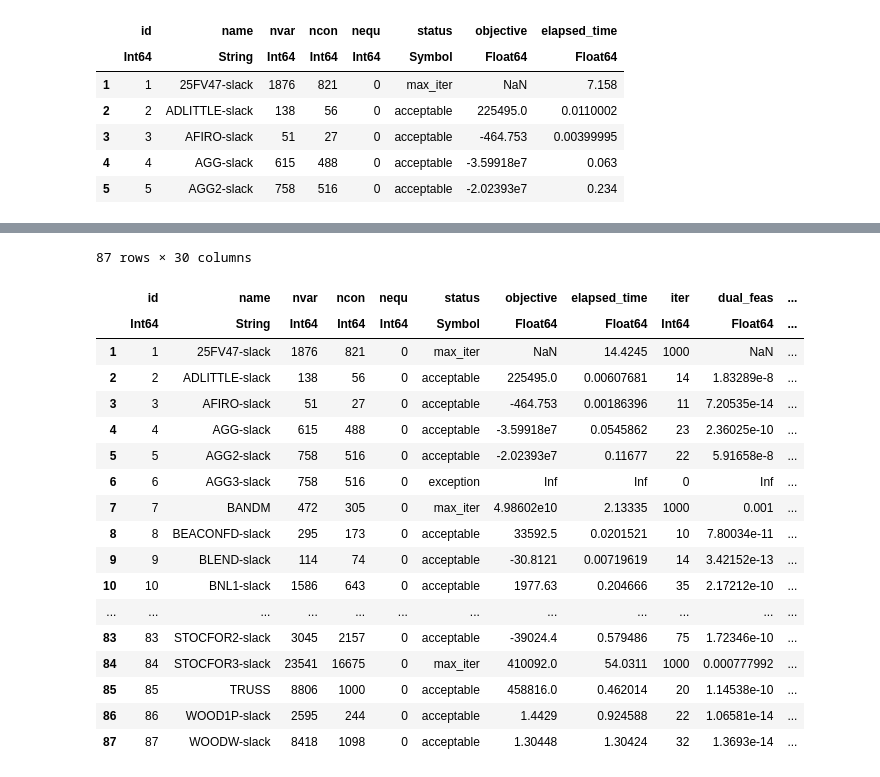
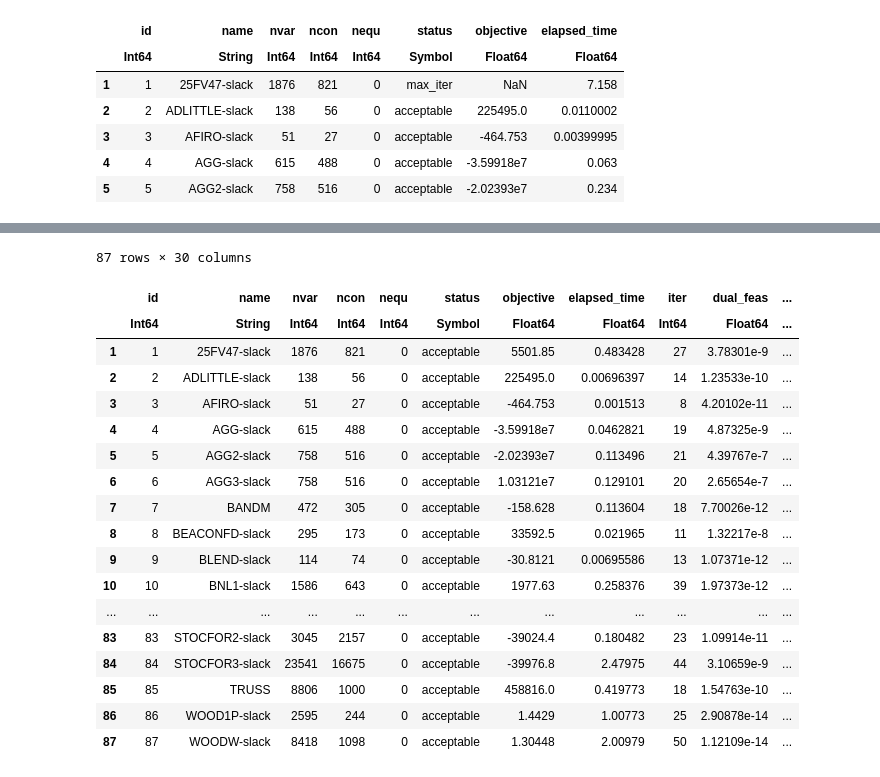
Before and after one commit to geoffroyleconte/StageOptim, a Jupyter notebook: Mehrotra_bounds_x.ipynb, the cells around one changed output, grey strips where cells are left out. Drawn from its saved outputs; the diff is of its cells as text; code cells hidden in the pictures.

```diff
--- a/Mehrotra_bounds_x.ipynb
+++ b/Mehrotra_bounds_x.ipynb
@@ -1166,5 +1281,5 @@ end
 | 4 | 4 | AGG-slack | 615 | 488 | 0 | acceptable | -3.59918e7 | 0.063 |
 | 5 | 5 | AGG2-slack | 758 | 516 | 0 | acceptable | -2.02393e7 | 0.234 |
 # %%
-res_path = "C:\\Users\\Geoffroy Leconte\\Documents\\cours\\TFE\\code\\results"
+res_path = "C:\\Users\\Geoffroy Leconte\\Documents\\cours\\TFE\\code\\results\\mehrotra"
 # %% [output]
@@ -1177,24 +1314,27 @@ JLDFile C:\Users\Geoffroy Leconte\Documents\cours\TFE\code\results\mehrotra_ldlt
 # %%
+file2 = jldopen(string(res_path, "\\mehrotra_ldlt2_no_c.jld2"), "r")
 withenv("COLUMNS" => 600, "LINES" => 200) do
-    display(file["stats"])
+    display(file2["stats"])
 end
+
+close(file2)
 # %% [output]
 87 rows × 30 columns
 |  | id | name | nvar | ncon | nequ | status | objective | elapsed_time | iter | dual_feas | ... |
 |  | Int64 | String | Int64 | Int64 | Int64 | Symbol | Float64 | Float64 | Int64 | Float64 | ... |
-| 1 | 1 | 25FV47-slack | 1876 | 821 | 0 | max_iter | NaN | 14.4245 | 1000 | NaN | ... |
-| 2 | 2 | ADLITTLE-slack | 138 | 56 | 0 | acceptable | 225495.0 | 0.00607681 | 14 | 1.83289e-8 | ... |
-| 3 | 3 | AFIRO-slack | 51 | 27 | 0 | acceptable | -464.753 | 0.00186396 | 11 | 7.20535e-14 | ... |
-| 4 | 4 | AGG-slack | 615 | 488 | 0 | acceptable | -3.59918e7 | 0.0545862 | 23 | 2.36025e-10 | ... |
-| 5 | 5 | AGG2-slack | 758 | 516 | 0 | acceptable | -2.02393e7 | 0.11677 | 22 | 5.91658e-8 | ... |
-| 6 | 6 | AGG3-slack | 758 | 516 | 0 | exception | Inf | Inf | 0 | Inf | ... |
-| 7 | 7 | BANDM | 472 | 305 | 0 | max_iter | 4.98602e10 | 2.13335 | 1000 | 0.001 | ... |
-| 8 | 8 | BEACONFD-slack | 295 | 173 | 0 | acceptable | 33592.5 | 0.0201521 | 10 | 7.80034e-11 | ... |
-| 9 | 9 | BLEND-slack | 114 | 74 | 0 | acceptable | -30.8121 | 0.00719619 | 14 | 3.42152e-13 | ... |
-| 10 | 10 | BNL1-slack | 1586 | 643 | 0 | acceptable | 1977.63 | 0.204666 | 35 | 2.17212e-10 | ... |
+| 1 | 1 | 25FV47-slack | 1876 | 821 | 0 | acceptable | 5501.85 | 0.483428 | 27 | 3.78301e-9 | ... |
+| 2 | 2 | ADLITTLE-slack | 138 | 56 | 0 | acceptable | 225495.0 | 0.00696397 | 14 | 1.23533e-10 | ... |
+| 3 | 3 | AFIRO-slack | 51 | 27 | 0 | acceptable | -464.753 | 0.001513 | 8 | 4.20102e-11 | ... |
+| 4 | 4 | AGG-slack | 615 | 488 | 0 | acceptable | -3.59918e7 | 0.0462821 | 19 | 4.87325e-9 | ... |
+| 5 | 5 | AGG2-slack | 758 | 516 | 0 | acceptable | -2.02393e7 | 0.113496 | 21 | 4.39767e-7 | ... |
+| 6 | 6 | AGG3-slack | 758 | 516 | 0 | acceptable | 1.03121e7 | 0.129101 | 20 | 2.65654e-7 | ... |
+| 7 | 7 | BANDM | 472 | 305 | 0 | acceptable | -158.628 | 0.113604 | 18 | 7.70026e-12 | ... |
+| 8 | 8 | BEACONFD-slack | 295 | 173 | 0 | acceptable | 33592.5 | 0.021965 | 11 | 1.32217e-8 | ... |
+| 9 | 9 | BLEND-slack | 114 | 74 | 0 | acceptable | -30.8121 | 0.00695586 | 13 | 1.07371e-12 | ... |
+| 10 | 10 | BNL1-slack | 1586 | 643 | 0 | acceptable | 1977.63 | 0.258376 | 39 | 1.97373e-12 | ... |
 | ... | ... | ... | ... | ... | ... | ... | ... | ... | ... | ... | ... |
-| 83 | 83 | STOCFOR2-slack | 3045 | 2157 | 0 | acceptable | -39024.4 | 0.579486 | 75 | 1.72346e-10 | ... |
-| 84 | 84 | STOCFOR3-slack | 23541 | 16675 | 0 | max_iter | 410092.0 | 54.0311 | 1000 | 0.000777992 | ... |
-| 85 | 85 | TRUSS | 8806 | 1000 | 0 | acceptable | 458816.0 | 0.462014 | 20 | 1.14538e-10 | ... |
-| 86 | 86 | WOOD1P-slack | 2595 | 244 | 0 | acceptable | 1.4429 | 0.924588 | 22 | 1.06581e-14 | ... |
-| 87 | 87 | WOODW-slack | 8418 | 1098 | 0 | acceptable | 1.30448 | 1.30424 | 32 | 1.3693e-14 | ... |
+| 83 | 83 | STOCFOR2-slack | 3045 | 2157 | 0 | acceptable | -39024.4 | 0.180482 | 23 | 1.09914e-11 | ... |
+| 84 | 84 | STOCFOR3-slack | 23541 | 16675 | 0 | acceptable | -39976.8 | 2.47975 | 44 | 3.10659e-9 | ... |
+| 85 | 85 | TRUSS | 8806 | 1000 | 0 | acceptable | 458816.0 | 0.419773 | 18 | 1.54763e-10 | ... |
+| 86 | 86 | WOOD1P-slack | 2595 | 244 | 0 | acceptable | 1.4429 | 1.00773 | 25 | 2.90878e-14 | ... |
+| 87 | 87 | WOODW-slack | 8418 | 1098 | 0 | acceptable | 1.30448 | 2.00979 | 50 | 1.12109e-14 | ... |
```
Also changed, not shown: parts of 16 cells of this notebook, 1 other file.
